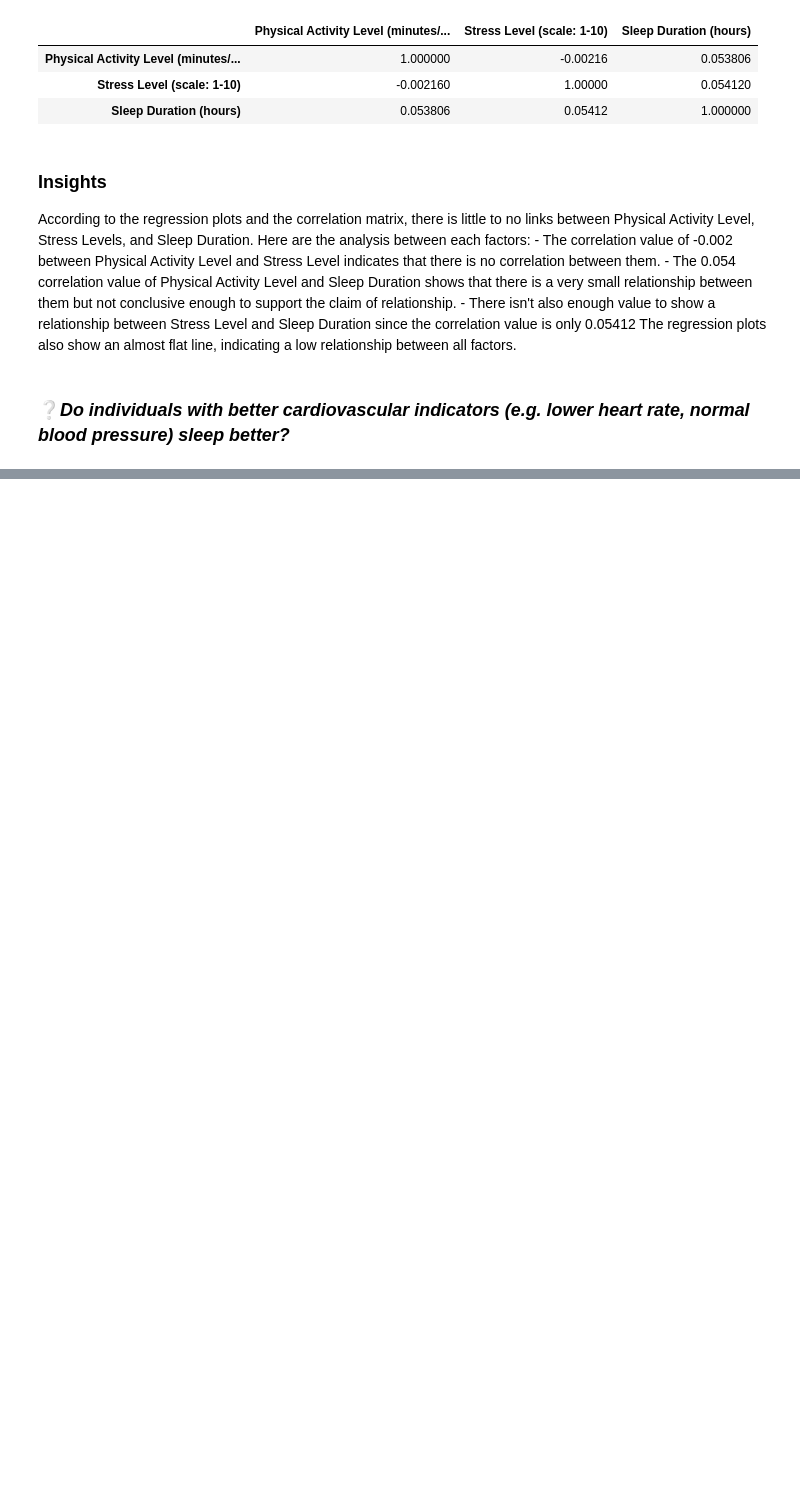
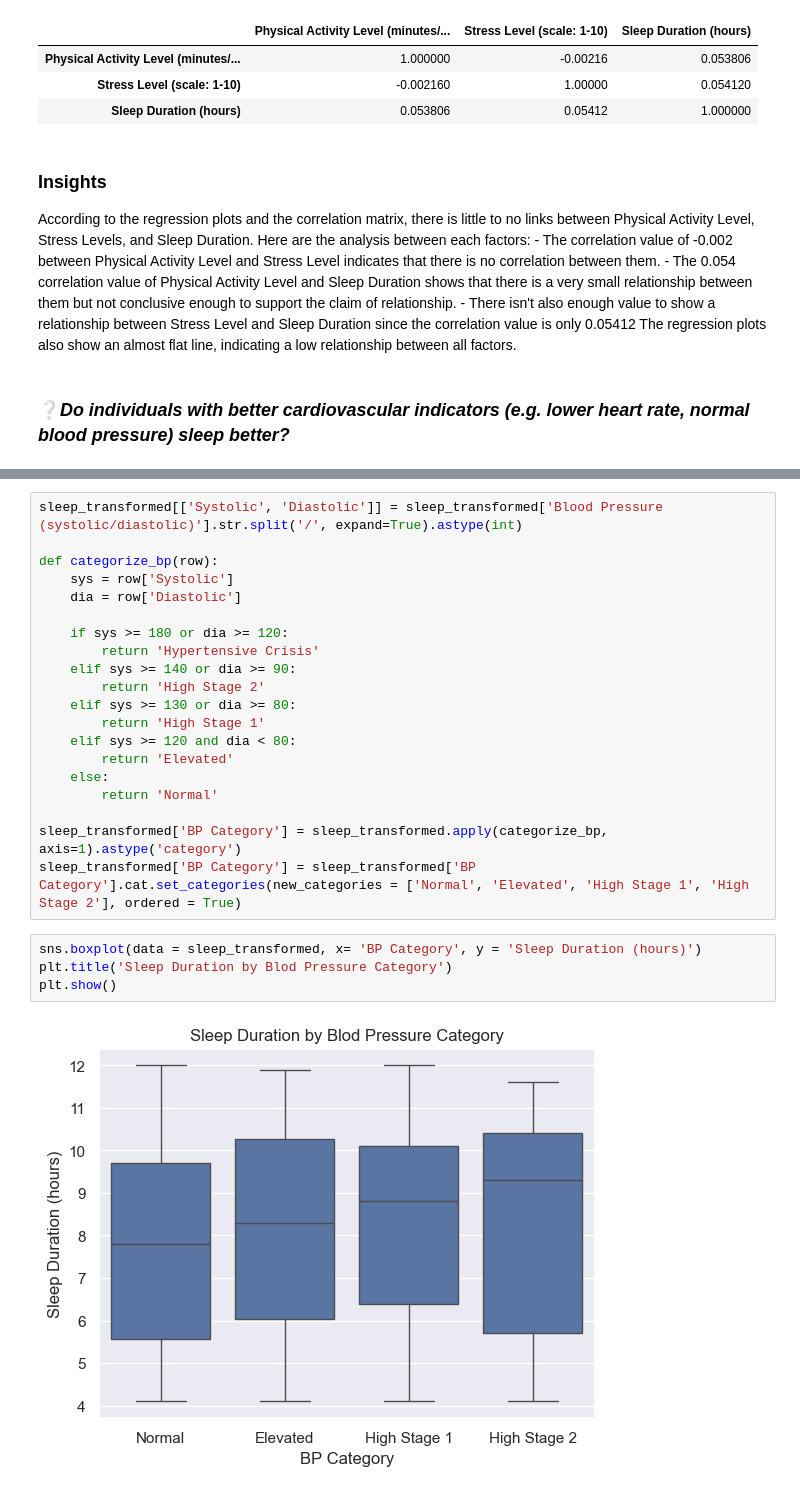
Before and after one commit to ascxiao/Sleep-Health-and-Lifestyle-Dataset, a Jupyter notebook: sleep.ipynb, the cells around one changed output, grey strips where cells are left out. Saved outputs shown, nothing was run; the diff lists cells and outputs as text; blank space fills up the shorter version.

```diff
--- a/sleep.ipynb
+++ b/sleep.ipynb
@@ -196,0 +203,26 @@ The regression plots also show an almost flat line, indicating a low relationshi
+# %%
+sleep_transformed[['Systolic', 'Diastolic']] = sleep_transformed['Blood Pressure (systolic/diastolic)'].str.split('/', expand=True).astype(int)
+
+def categorize_bp(row):
+    sys = row['Systolic']
+    dia = row['Diastolic']
+
+    if sys >= 180 or dia >= 120:
+        return 'Hypertensive Crisis'
+    elif sys >= 140 or dia >= 90:
+        return 'High Stage 2'
+    elif sys >= 130 or dia >= 80:
+        return 'High Stage 1'
+    elif sys >= 120 and dia < 80:
+        return 'Elevated'
+    else:
+        return 'Normal'
+
+sleep_transformed['BP Category'] = sleep_transformed.apply(categorize_bp, axis=1).astype('category')
+sleep_transformed['BP Category'] = sleep_transformed['BP Category'].cat.set_categories(new_categories = ['Normal', 'Elevated', 'High Stage 1', 'High Stage 2'], ordered = True)
+# %%
+sns.boxplot(data = sleep_transformed, x= 'BP Category', y = 'Sleep Duration (hours)')
+plt.title('Sleep Duration by Blod Pressure Category')
+plt.show()
+# %% [output]
+[figure, added]
```
Also changed, not shown: parts of 9 cells of this notebook.
